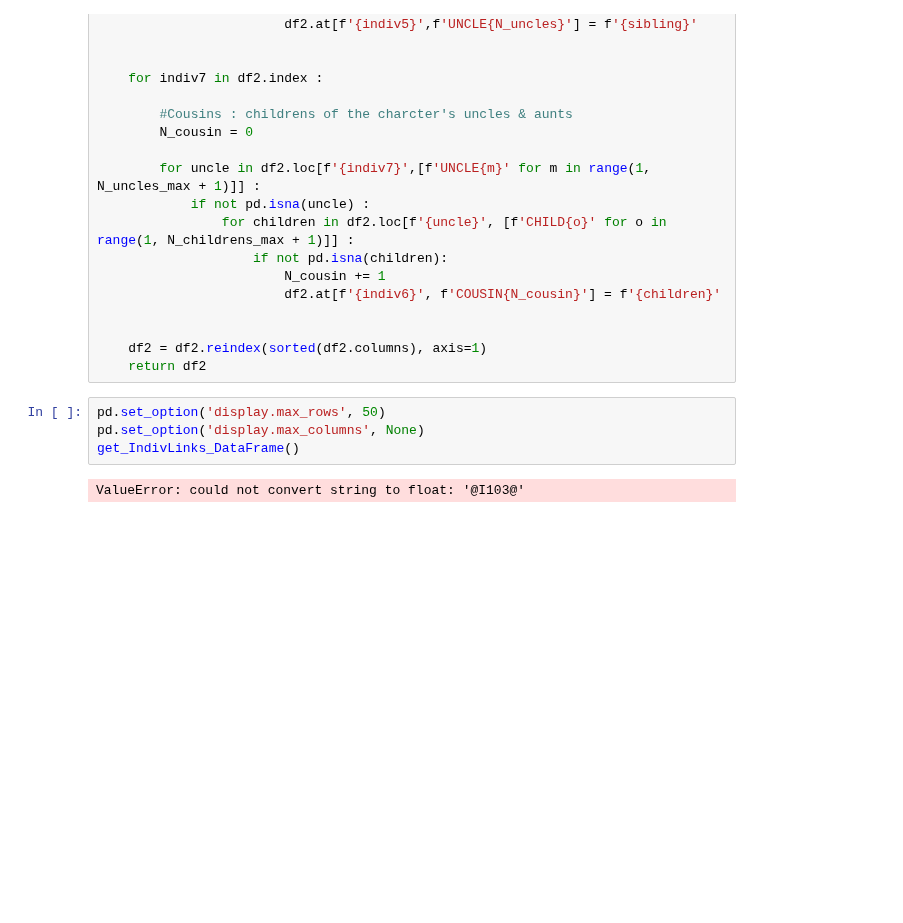
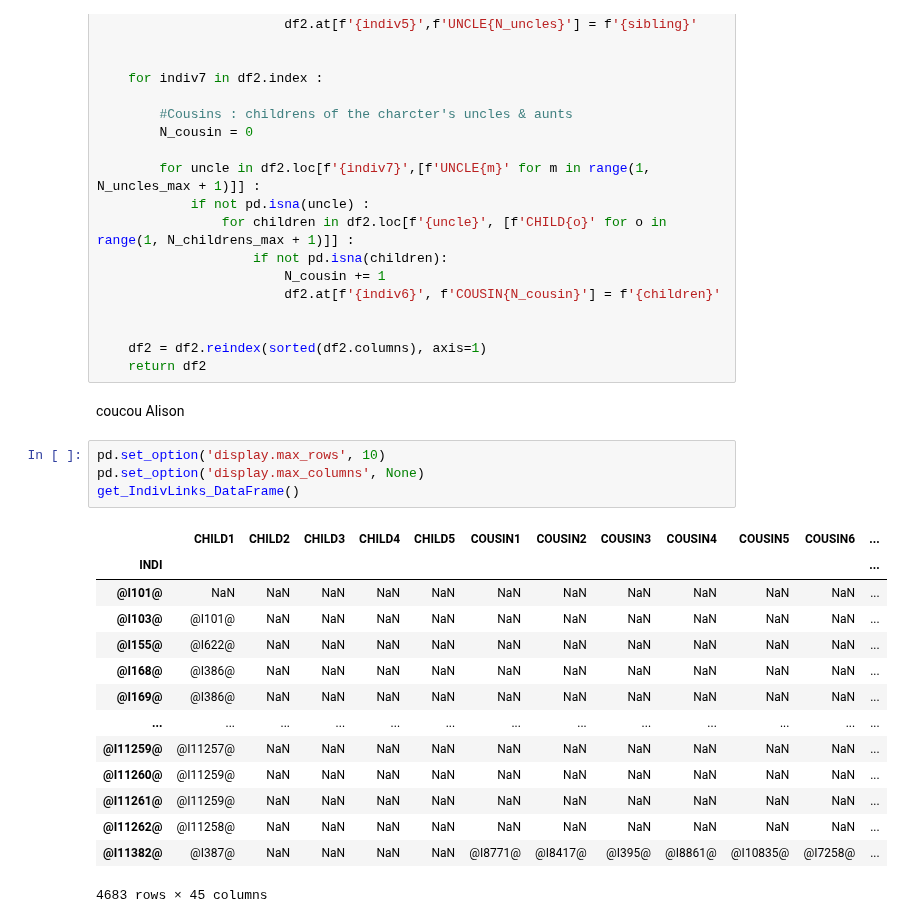
Before and after one commit to Aliceodyssee/projet_informatique_famille, a Jupyter notebook: get_path.ipynb, the cells around one changed output. Saved outputs shown, nothing was run; the diff lists cells and outputs as text; blank space fills up the shorter version.

Commit message:
coucou

```diff
--- a/get_path.ipynb
+++ b/get_path.ipynb
@@ -468,10 +455,25 @@ def get_IndivLinks_DataFrame(file_path='Queen_Eliz_II.ged'):
 
     df2 = df2.reindex(sorted(df2.columns), axis=1)
     return df2
+# %% [markdown]
+coucou Alison
 # %%
-pd.set_option('display.max_rows', 50)
+pd.set_option('display.max_rows', 10)
 pd.set_option('display.max_columns', None)
 get_IndivLinks_DataFrame()
 # %% [output]
+|  | CHILD1 | CHILD2 | CHILD3 | CHILD4 | CHILD5 | COUSIN1 | COUSIN2 | COUSIN3 | COUSIN4 | COUSIN5 | COUSIN6 | ... |
+| INDI |  |  |  |  |  |  |  |  |  |  |  | ... |
+| @I101@ | NaN | NaN | NaN | NaN | NaN | NaN | NaN | NaN | NaN | NaN | NaN | ... |
+| @I103@ | @I101@ | NaN | NaN | NaN | NaN | NaN | NaN | NaN | NaN | NaN | NaN | ... |
+| @I155@ | @I622@ | NaN | NaN | NaN | NaN | NaN | NaN | NaN | NaN | NaN | NaN | ... |
+| @I168@ | @I386@ | NaN | NaN | NaN | NaN | NaN | NaN | NaN | NaN | NaN | NaN | ... |
+| @I169@ | @I386@ | NaN | NaN | NaN | NaN | NaN | NaN | NaN | NaN | NaN | NaN | ... |
+| ... | ... | ... | ... | ... | ... | ... | ... | ... | ... | ... | ... | ... |
+| @I11259@ | @I11257@ | NaN | NaN | NaN | NaN | NaN | NaN | NaN | NaN | NaN | NaN | ... |
+| @I11260@ | @I11259@ | NaN | NaN | NaN | NaN | NaN | NaN | NaN | NaN | NaN | NaN | ... |
+| @I11261@ | @I11259@ | NaN | NaN | NaN | NaN | NaN | NaN | NaN | NaN | NaN | NaN | ... |
+| @I11262@ | @I11258@ | NaN | NaN | NaN | NaN | NaN | NaN | NaN | NaN | NaN | NaN | ... |
+| @I11382@ | @I387@ | NaN | NaN | NaN | NaN | @I8771@ | @I8417@ | @I395@ | @I8861@ | @I10835@ | @I7258@ | ... |
-ValueError: could not convert string to float: '@I103@'
+4683 rows × 45 columns
 # %%
```
Also changed, not shown: parts of 11 cells of this notebook.
